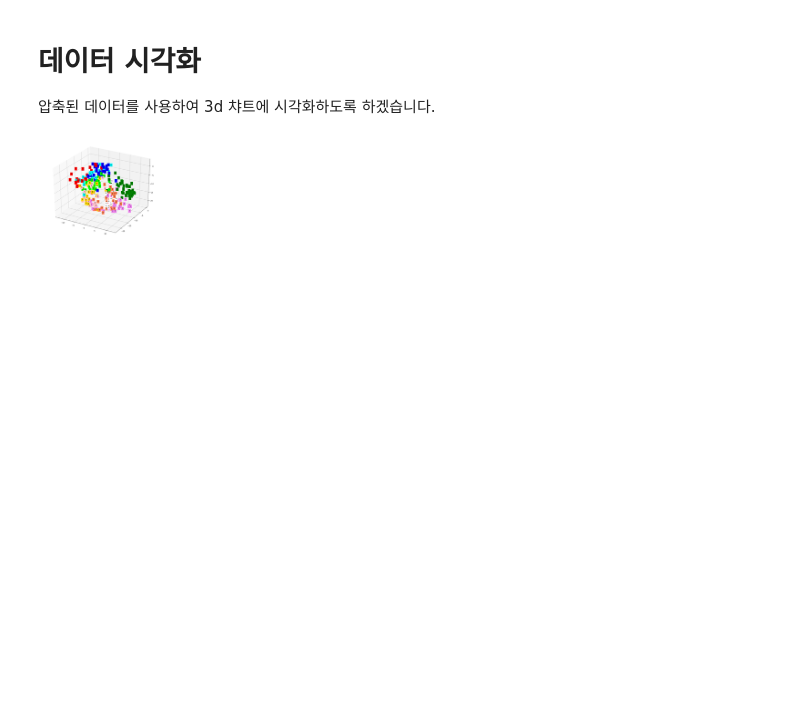
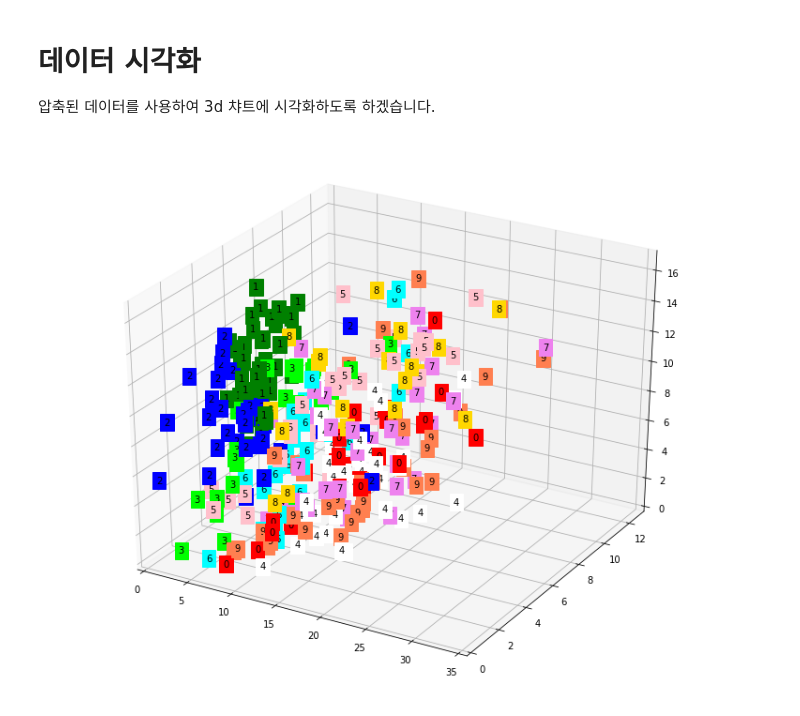
Before and after one commit to wikibook/machine-learning, a Jupyter notebook: jupyter_notebook/6.3_오토인코더.ipynb, the cells around one changed output. Saved outputs shown, nothing was run; the diff lists cells and outputs as text; code cells hidden in the pictures; blank space fills up the shorter version.

```diff
--- a/jupyter_notebook/6.3_오토인코더.ipynb
+++ b/jupyter_notebook/6.3_오토인코더.ipynb
@@ -115,0 +68,16 @@ epoch : 49 , train loss : 0.04349432792514562
+# %%
+# this is the size of our encoded representations
+encoding_dim = 3
+
+# this is our input placeholder
+input_img = Input(shape=(784,))
+# "encoded" is the encoded representation of the input
+encoded = Dense(encoding_dim, activation='relu')(input_img)
+# "decoded" is the lossy reconstruction of the input
+decoded = Dense(784, activation='sigmoid')(encoded)
+
+# this model maps an input to its reconstruction
+autoencoder = Model(input_img, decoded)
+# %%
+# this model maps an input to its encoded representation
+encoder = Model(input_img, encoded)
@@ -115,0 +118,5 @@ epoch : 49 , train loss : 0.04349432792514562
+# %%
+# encode and decode some digits
+# note that we take them from the *test* set
+encoded_imgs = encoder.predict(x_test)
+decoded_imgs = decoder.predict(encoded_imgs)
@@ -119,25 +149,25 @@ epoch : 49 , train loss : 0.04349432792514562
 # %%
 # visualize in 3D plot
 from pylab import rcParams
 rcParams['figure.figsize'] = 10, 8
 
 fig = plt.figure(1)
 ax = Axes3D(fig)
 
-xs = _bottleneck[:, 0]
-ys = _bottleneck[:, 1]
-zs = _bottleneck[:, 2]
+xs = encoded_imgs[:, 0]
+ys = encoded_imgs[:, 1]
+zs = encoded_imgs[:, 2]
 
 color=['red','green','blue','lime','white','pink','aqua','violet','gold','coral']
 
 for x, y, z, label in zip(xs, ys, zs, y_test):
     c = color[int(label)]
     ax.text(x, y, z, label, backgroundcolor=c)
 
 ax.set_xlim(xs.min(), xs.max())
 ax.set_ylim(ys.min(), ys.max())
 ax.set_zlim(zs.min(), zs.max())
 
 plt.show()
 # %% [output]
-[figure, old version]
+[figure, new version]
```
Also changed, not shown: parts of 13 cells of this notebook, 1 other file.
